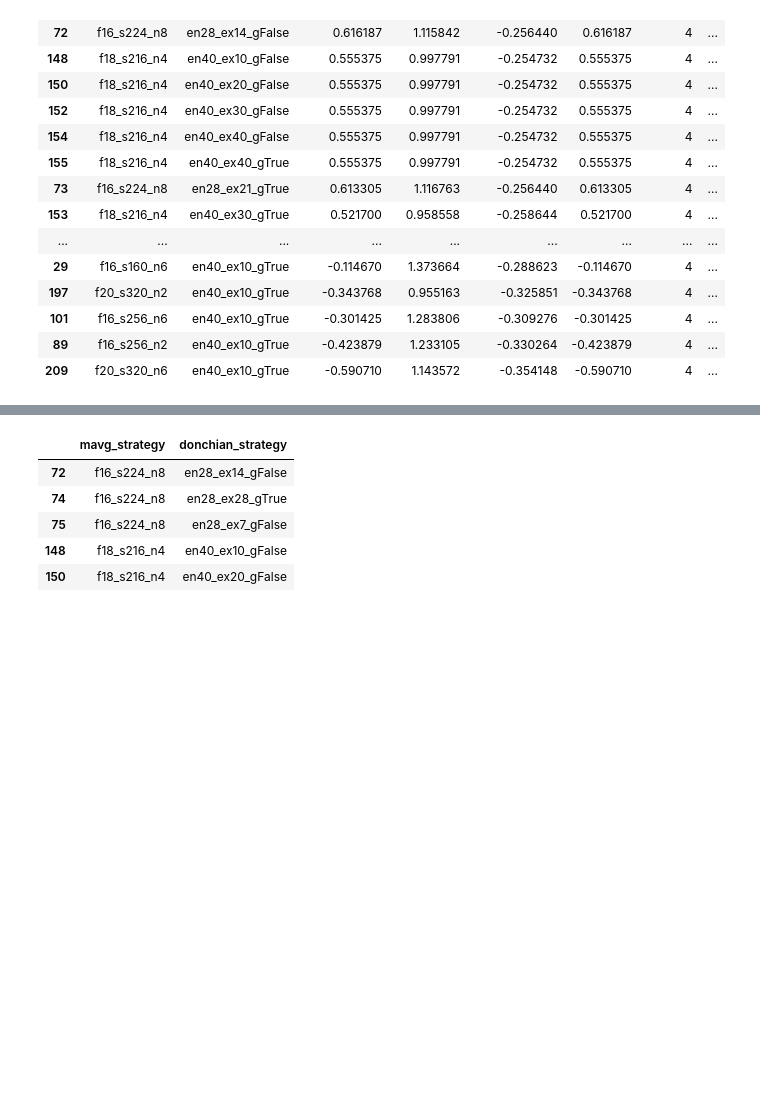
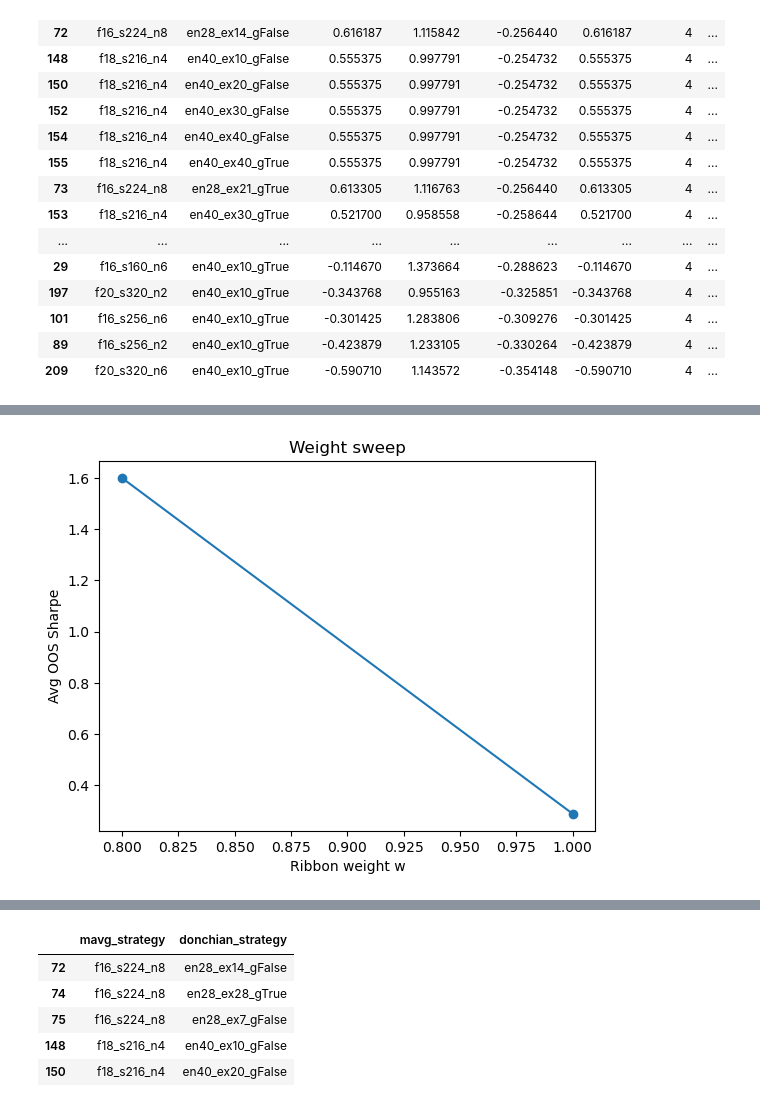
Before and after one commit to adheerchauhan/trend_following, a Jupyter notebook: Trend_Following_Parameter_Optimization_5.ipynb, the cells around one changed output, grey strips where cells are left out. Drawn from its saved outputs; the diff is of its cells as text; code cells hidden in the pictures; blank space fills up the shorter version.

```diff
--- a/Trend_Following_Parameter_Optimization_5.ipynb
+++ b/Trend_Following_Parameter_Optimization_5.ipynb
@@ -916,3 +919,14 @@ df_performance_os_strategy_performance.sort_values('strategy_score', ascending=F
 | 101 | f16_s256_n6 | en40_ex10_gTrue | -0.301425 | 1.283806 | -0.309276 | -0.301425 | 4 | ... |
 | 89 | f16_s256_n2 | en40_ex10_gTrue | -0.423879 | 1.233105 | -0.330264 | -0.423879 | 4 | ... |
 | 209 | f20_s320_n6 | en40_ex10_gTrue | -0.590710 | 1.143572 | -0.354148 | -0.590710 | 4 | ... |
+# %%
+strategy_cols = ['mavg_strategy','donchian_strategy']
+df_performance_os_strategy_top_10 = df_performance_os_strategy_performance.nlargest(10, 'strategy_score')[strategy_cols]
+
+df_weight_profile = (
+    df_performance_os
+    .merge(df_performance_os_strategy_top_10, on=strategy_cols)
+    .groupby(['mavg_strategy', 'donchian_strategy', 'mavg_ribbon_weight'])
+    .agg(mean_sharpe=('annualized_sharpe_ratio', 'mean'))
+    .reset_index()
+)
@@ -918,0 +968,11 @@ df_performance_os_strategy_performance.sort_values('strategy_score', ascending=F
+# %%
+# Example: plot Sharpe vs weight for one pair
+
+strategy_cond = (df_weight_profile['mavg_strategy'] == 'f16_s224_n8') & (df_weight_profile['donchian_strategy'] == 'en28_ex14_gFalse')
+pair = df_weight_profile[strategy_cond]
+# pair = df_weight_profile.query("mavg_strategy == 'f16_s224_n8' & donchian_strategy == 'en40_ex20_gFalse'")
+plt.plot(pair["mavg_ribbon_weight"], pair["mean_sharpe"], marker="o")
+plt.xlabel("Ribbon weight w"); plt.ylabel("Avg OOS Sharpe"); plt.title("Weight sweep")
+plt.show()
+# %% [output]
+[figure, added]
```
Also changed, not shown: parts of 23 cells of this notebook.
